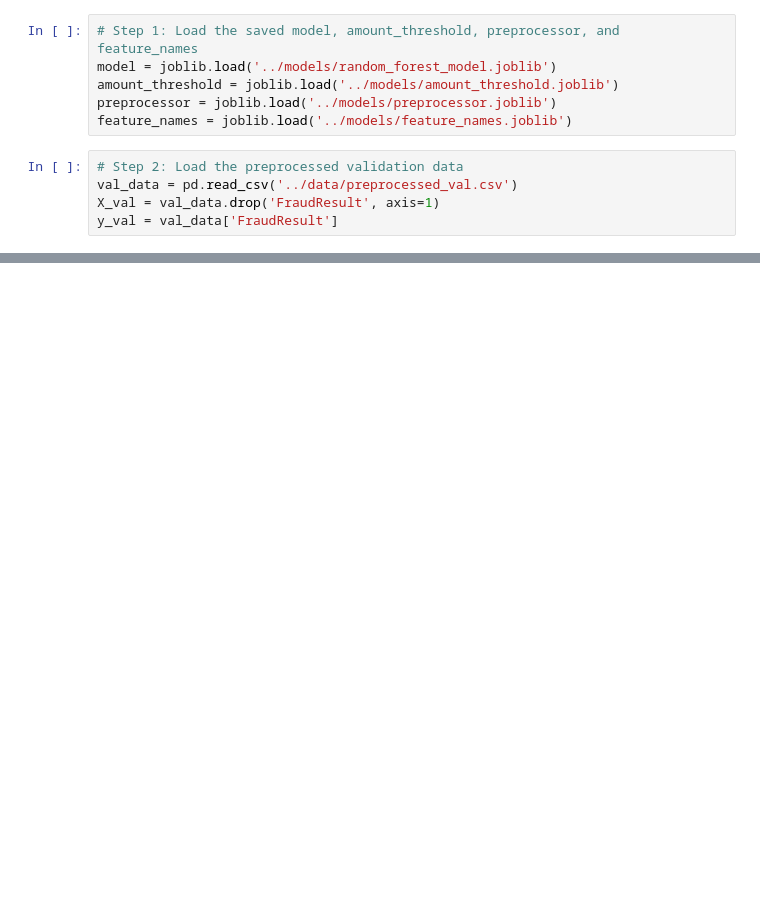
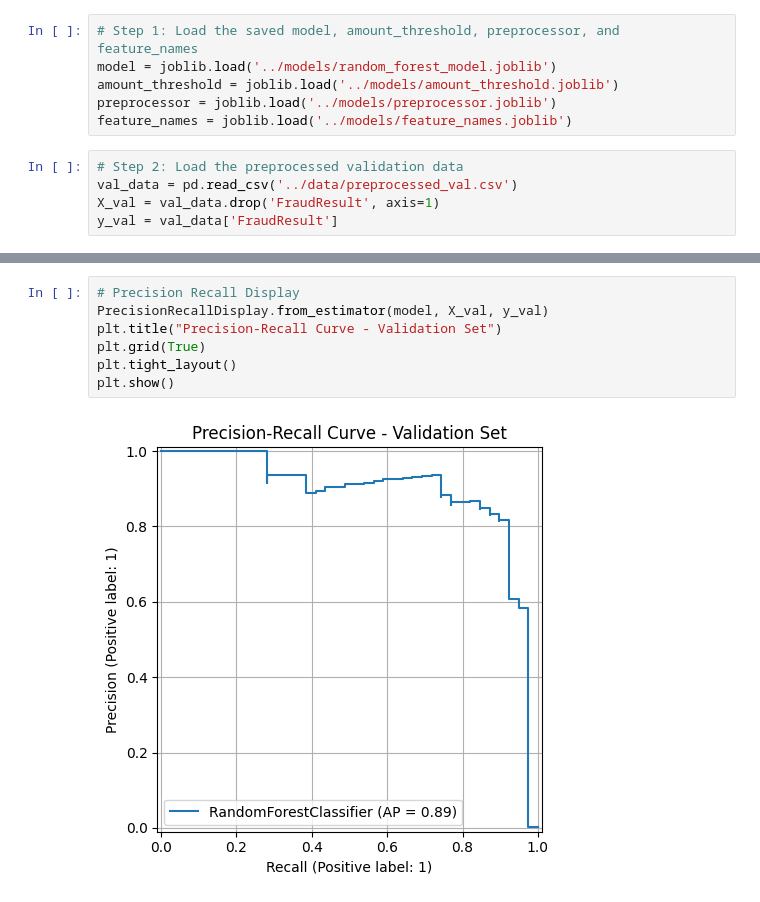
Before and after one commit to MugoDom/xente-fraud-detection-challenge, a Jupyter notebook: notebooks/04_evaluation_and_tuning.ipynb, the cells around one changed output, grey strips where cells are left out. Saved outputs shown, nothing was run; the diff lists cells and outputs as text; blank space fills up the shorter version.

```diff
--- a/notebooks/04_evaluation_and_tuning.ipynb
+++ b/notebooks/04_evaluation_and_tuning.ipynb
@@ -91,0 +63,9 @@ test_pred_proba = model.predict_proba(X_test_processed)[:, 1]
+# %%
+# Precision Recall Display
+PrecisionRecallDisplay.from_estimator(model, X_val, y_val)
+plt.title("Precision-Recall Curve - Validation Set")
+plt.grid(True)
+plt.tight_layout()
+plt.show()
+# %% [output]
+[figure, added]
```
Also changed, not shown: parts of 12 cells of this notebook, 6 other files.
